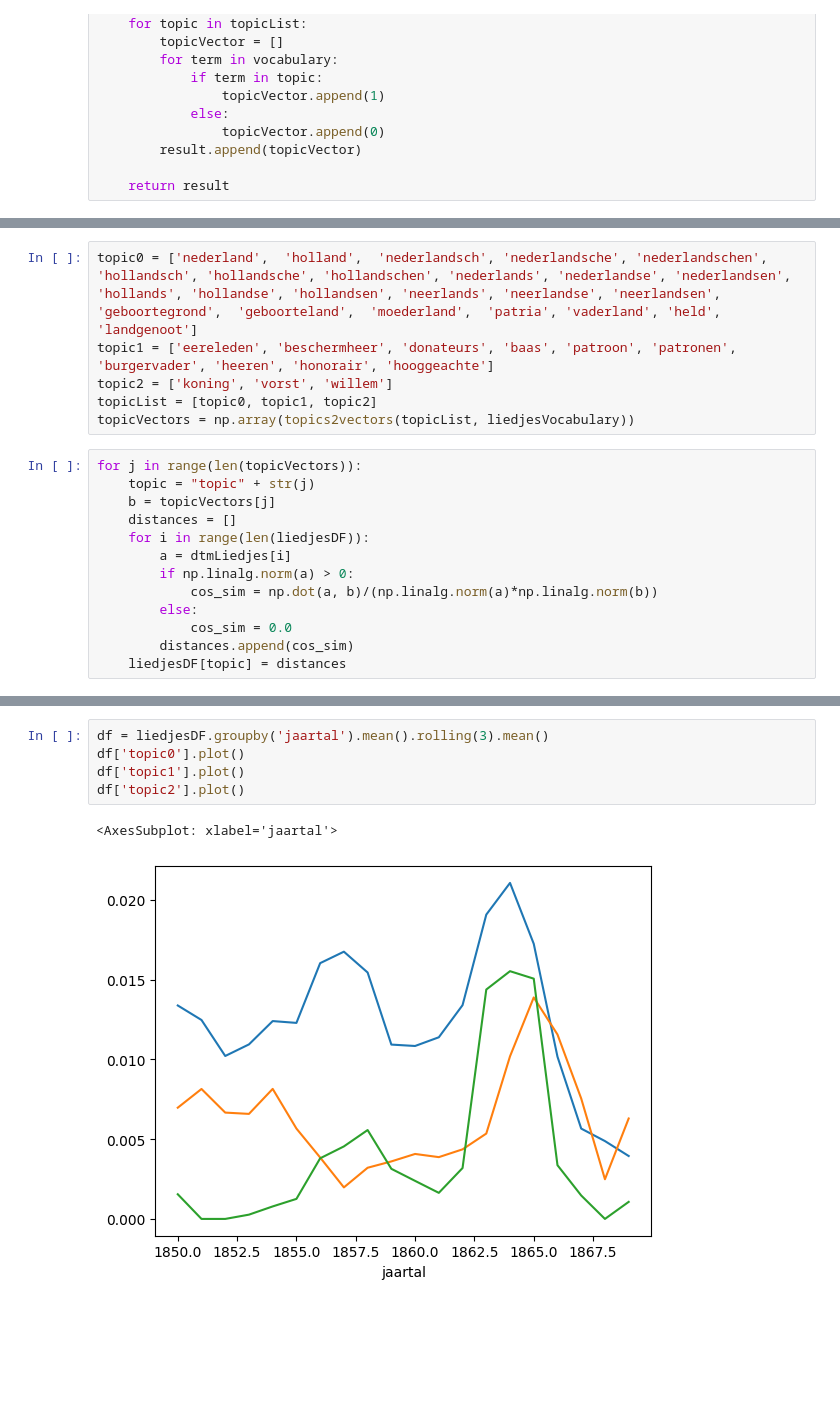
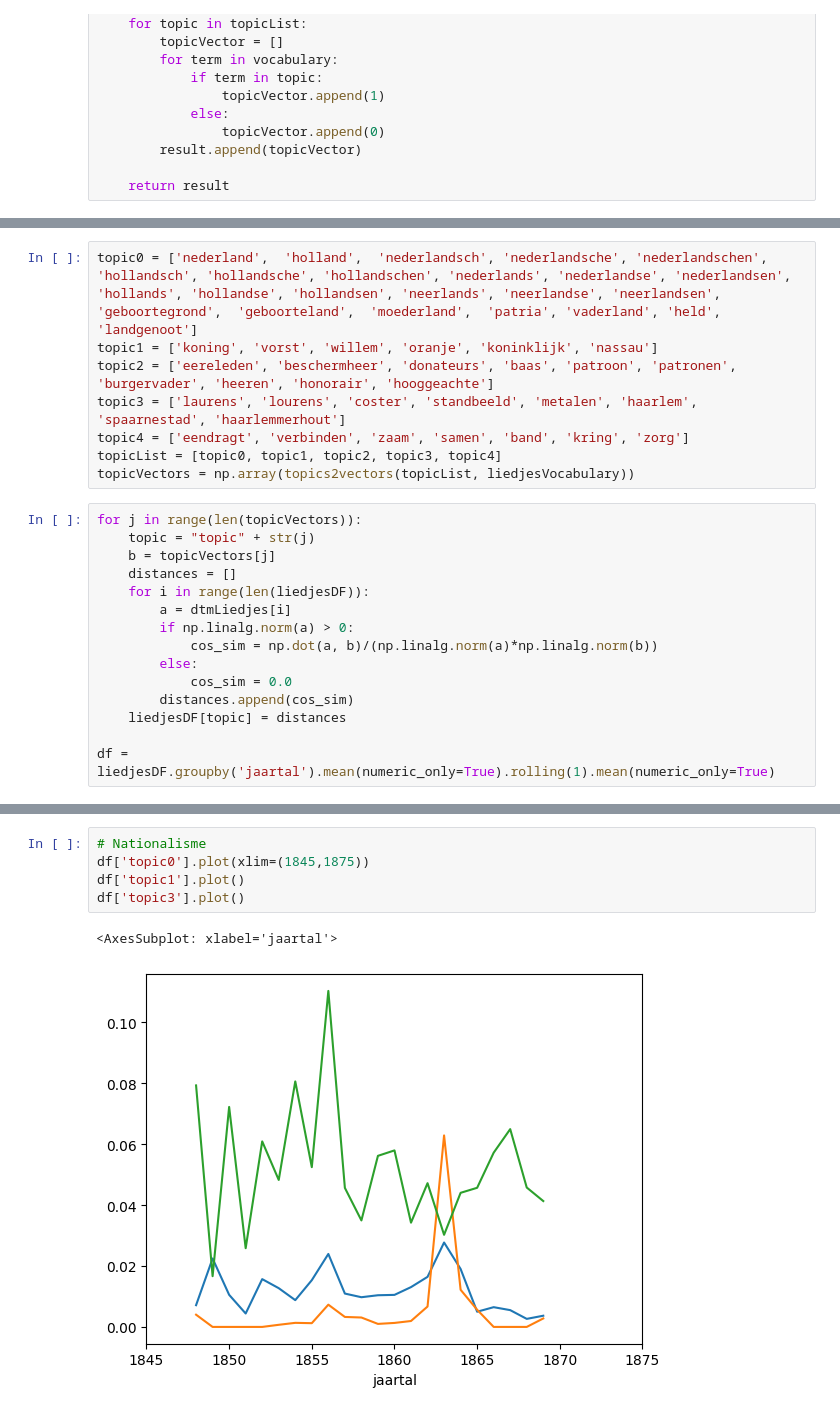
Before and after one commit to ivozandhuis/tv-liedjes, a Jupyter notebook: analysis.ipynb, the cells around one changed output, grey strips where cells are left out. Saved outputs shown, nothing was run; the diff lists cells and outputs as text; blank space fills up the shorter version.

```diff
--- a/analysis.ipynb
+++ b/analysis.ipynb
@@ -405,8 +407,10 @@ len(liedjesVocabulary)
 # %%
 topic0 = ['nederland',  'holland',  'nederlandsch', 'nederlandsche', 'nederlandschen', 'hollandsch', 'hollandsche', 'hollandschen', 'nederlands', 'nederlandse', 'nederlandsen', 'hollands', 'hollandse', 'hollandsen', 'neerlands', 'neerlandse', 'neerlandsen', 'geboortegrond',  'geboorteland',  'moederland',  'patria', 'vaderland', 'held', 'landgenoot']
-topic1 = ['eereleden', 'beschermheer', 'donateurs', 'baas', 'patroon', 'patronen', 'burgervader', 'heeren', 'honorair', 'hooggeachte']
-topic2 = ['koning', 'vorst', 'willem']
-topicList = [topic0, topic1, topic2]
+topic1 = ['koning', 'vorst', 'willem', 'oranje', 'koninklijk', 'nassau']
+topic2 = ['eereleden', 'beschermheer', 'donateurs', 'baas', 'patroon', 'patronen', 'burgervader', 'heeren', 'honorair', 'hooggeachte']
+topic3 = ['laurens', 'lourens', 'coster', 'standbeeld', 'metalen', 'haarlem', 'spaarnestad', 'haarlemmerhout']
+topic4 = ['eendragt', 'verbinden', 'zaam', 'samen', 'band', 'kring', 'zorg']
+topicList = [topic0, topic1, topic2, topic3, topic4]
 topicVectors = np.array(topics2vectors(topicList, liedjesVocabulary))
 # %%
 for j in range(len(topicVectors)):
@@ -421,3 +425,5 @@ for j in range(len(topicVectors)):
             cos_sim = 0.0
         distances.append(cos_sim)
     liedjesDF[topic] = distances
+
+df = liedjesDF.groupby('jaartal').mean(numeric_only=True).rolling(1).mean(numeric_only=True)
@@ -451,8 +430,8 @@ zien spaarnestad groot genie verrijzen nakroost vergeten hiervan bewijs spreiden
 # %%
-df = liedjesDF.groupby('jaartal').mean().rolling(3).mean()
-df['topic0'].plot()
+# Nationalisme
+df['topic0'].plot(xlim=(1845,1875))
 df['topic1'].plot()
-df['topic2'].plot()
+df['topic3'].plot()
 # %% [output]
 <AxesSubplot: xlabel='jaartal'>
-[figure, old version]
+[figure, new version]
```
Also changed, not shown: parts of 21 cells of this notebook, 18 other files.
